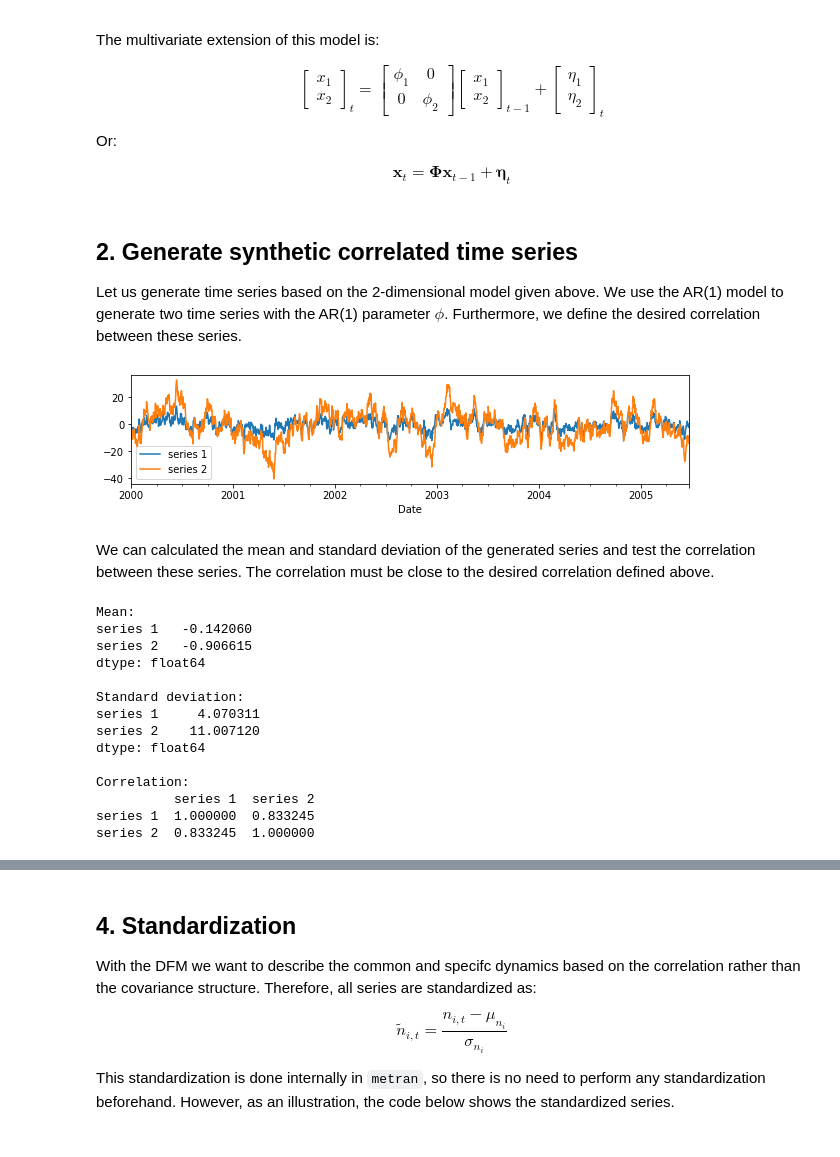
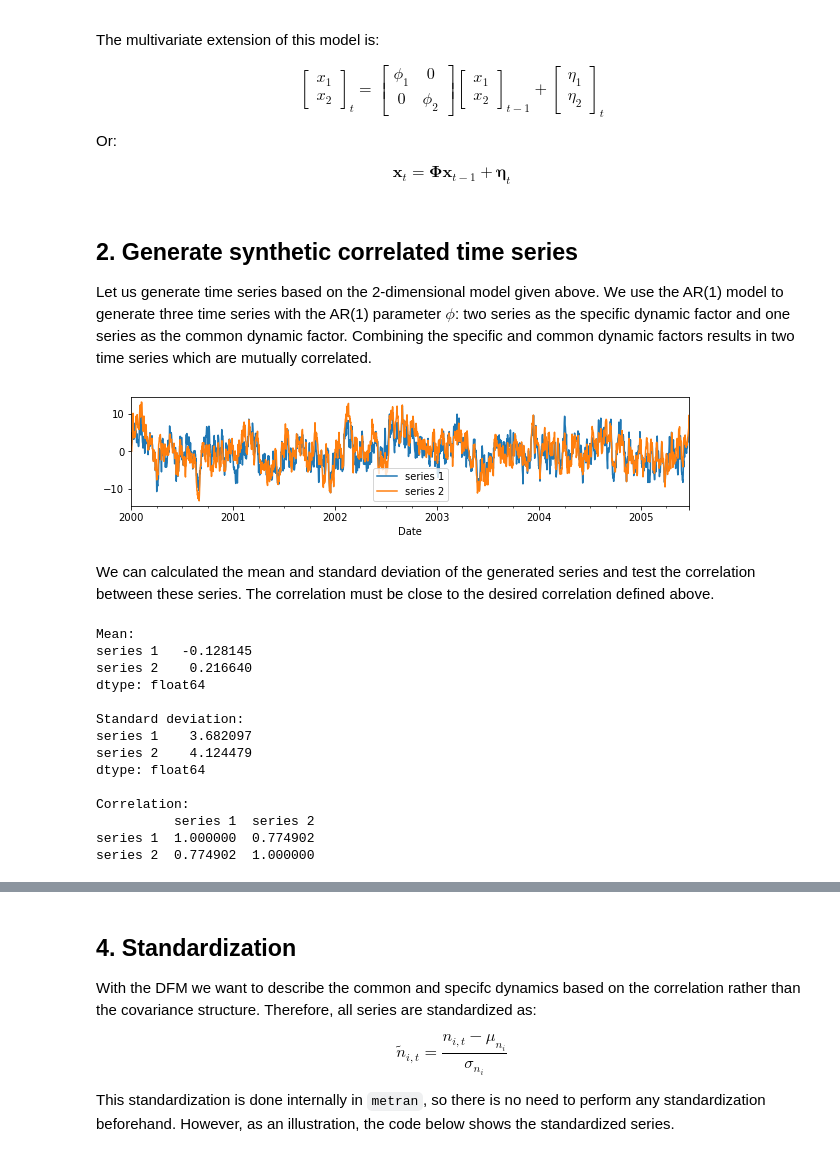
Before and after one commit to pastas/metran, a Jupyter notebook: examples/dynamic_factor_model.ipynb, the cells around one changed output, grey strips where cells are left out. Saved outputs shown, nothing was run; the diff lists cells and outputs as text; code cells hidden in the pictures.

```diff
--- a/examples/dynamic_factor_model.ipynb
+++ b/examples/dynamic_factor_model.ipynb
@@ -42,36 +42,30 @@ $$
 $$
 # %% [markdown]
 ## 2. Generate synthetic correlated time series
-Let us generate time series based on the 2-dimensional model given above. We use the AR(1) model to generate two time series with the AR(1) parameter $\phi$. Furthermore, we define the desired correlation between these series.
+Let us generate time series based on the 2-dimensional model given above. We use the AR(1) model to generate three time series with the AR(1) parameter $\phi$: two series as the specific dynamic factor and one series as the common dynamic factor. Combining the specific and common dynamic factors results in two time series which are mutually correlated.
 # %%
-# Set AR(1) parameters
-phi = np.array([0.85, 0.95])
+# define mean and scale (standard deviation for noise series)
+mean = np.zeros(3)
+scale=[1, 0.6, 1.5]
 
-# Desired correlation of AR(1) processes
-corr = 0.8
+# generate noise series that are mutually uncorrelated
+noise = np.random.multivariate_normal(mean, np.diag(np.square(scale)), 2001)
 
-# Set the parameters for the noise series
-mean = [0, 0]
-var = np.array([4, 9])
-stds =  np.sqrt(var/(1-phi**2))
-rho = stds[0]*stds[1]*corr*(1-phi[0]*phi[1])
-
-# Calculate covariance
-cov = [[var[0], rho],
-       [rho, var[1]]]
-
-# Generate noise series
-noise = np.random.multivariate_normal(mean, cov, 2000)
-
-# From the noise, generate AR(1) processes
+# generate AR(1) processes
+phi = np.array([0.80, 0.95, 0.90])
 a = np.zeros_like(noise)
 for i in range(1, noise.shape[0]):
     a[i] = noise[i] + np.multiply(a[i - 1], phi)
-s = pd.DataFrame(data=a, index=pd.date_range(start='1-1-2000', periods=2000), columns=['series 1', 'series 2'])
 
-s.plot(figsize=(10, 2), xlabel='Date');
+# add AR(1) processes to construct two correlated series
+s1 = np.add(a[1:,0], a[1:,2])
+s2 = np.add(a[1:,1], a[1:,2])
+
+s = pd.DataFrame(data=np.array([s1, s2]).T, index=pd.date_range(start='1-1-2000', periods=2000), columns=['series 1', 'series 2'])
+
+s.plot(figsize=(10,2), xlabel='Date');
 # %% [output]
-[figure, old version]
+[figure, new version]
 # %% [markdown]
 We can calculated the mean and standard deviation of the generated series and test the correlation between these series. The correlation must be close to the desired correlation defined above.
 # %%
@@ -83,18 +77,18 @@ print ('\nCorrelation:')
 print (s.corr())
 # %% [output]
 Mean:
-series 1   -0.142060
-series 2   -0.906615
+series 1   -0.128145
+series 2    0.216640
 dtype: float64
 
 Standard deviation:
-series 1     4.070311
-series 2    11.007120
+series 1    3.682097
+series 2    4.124479
 dtype: float64
 
 Correlation:
           series 1  series 2
-series 1  1.000000  0.833245
-series 2  0.833245  1.000000
+series 1  1.000000  0.774902
+series 2  0.774902  1.000000
 # %% [markdown]
 ## 3. The Dynamic Factor Model
```
Also changed, not shown: parts of 34 cells of this notebook.
